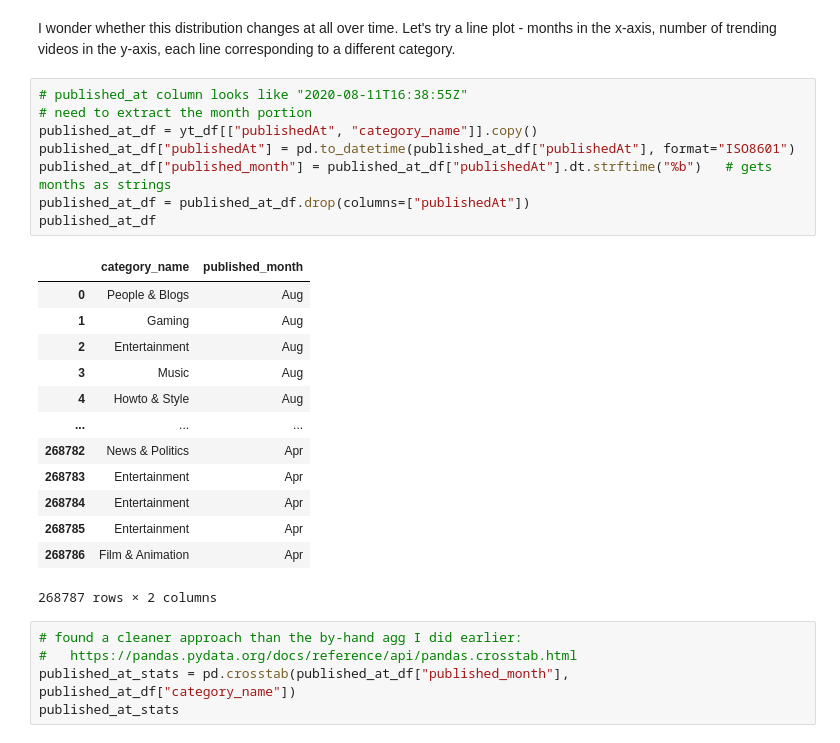
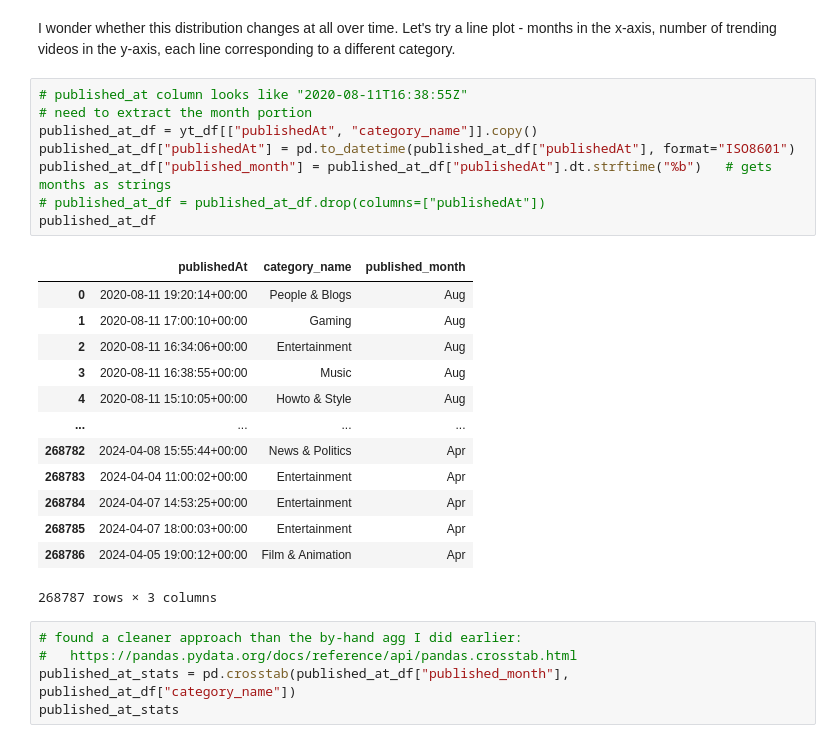
Before and after one commit to raven-cruz/Successful-YouTube-Videos, a Jupyter notebook: yt-data.ipynb, the cells around one changed output. Cells and saved outputs as stored; diff of their text form.

```diff
--- a/yt-data.ipynb
+++ b/yt-data.ipynb
@@ -148,25 +148,25 @@ I wonder whether this distribution changes at all over time. Let's try a line pl
 # %%
 # published_at column looks like "2020-08-11T16:38:55Z"
 # need to extract the month portion
 published_at_df = yt_df[["publishedAt", "category_name"]].copy()
 published_at_df["publishedAt"] = pd.to_datetime(published_at_df["publishedAt"], format="ISO8601")
 published_at_df["published_month"] = published_at_df["publishedAt"].dt.strftime("%b")   # gets months as strings
-published_at_df = published_at_df.drop(columns=["publishedAt"])
+# published_at_df = published_at_df.drop(columns=["publishedAt"])
 published_at_df
 # %% [output]
-|  | category_name | published_month |
-| 0 | People & Blogs | Aug |
-| 1 | Gaming | Aug |
-| 2 | Entertainment | Aug |
-| 3 | Music | Aug |
-| 4 | Howto & Style | Aug |
-| ... | ... | ... |
-| 268782 | News & Politics | Apr |
-| 268783 | Entertainment | Apr |
-| 268784 | Entertainment | Apr |
-| 268785 | Entertainment | Apr |
-| 268786 | Film & Animation | Apr |
+|  | publishedAt | category_name | published_month |
+| 0 | 2020-08-11 19:20:14+00:00 | People & Blogs | Aug |
+| 1 | 2020-08-11 17:00:10+00:00 | Gaming | Aug |
+| 2 | 2020-08-11 16:34:06+00:00 | Entertainment | Aug |
+| 3 | 2020-08-11 16:38:55+00:00 | Music | Aug |
+| 4 | 2020-08-11 15:10:05+00:00 | Howto & Style | Aug |
+| ... | ... | ... | ... |
+| 268782 | 2024-04-08 15:55:44+00:00 | News & Politics | Apr |
+| 268783 | 2024-04-04 11:00:02+00:00 | Entertainment | Apr |
+| 268784 | 2024-04-07 14:53:25+00:00 | Entertainment | Apr |
+| 268785 | 2024-04-07 18:00:03+00:00 | Entertainment | Apr |
+| 268786 | 2024-04-05 19:00:12+00:00 | Film & Animation | Apr |
-268787 rows × 2 columns
+268787 rows × 3 columns
 # %%
 # found a cleaner approach than the by-hand agg I did earlier:
 #   https://pandas.pydata.org/docs/reference/api/pandas.crosstab.html
```
Also changed, not shown: parts of 5 cells of this notebook.
